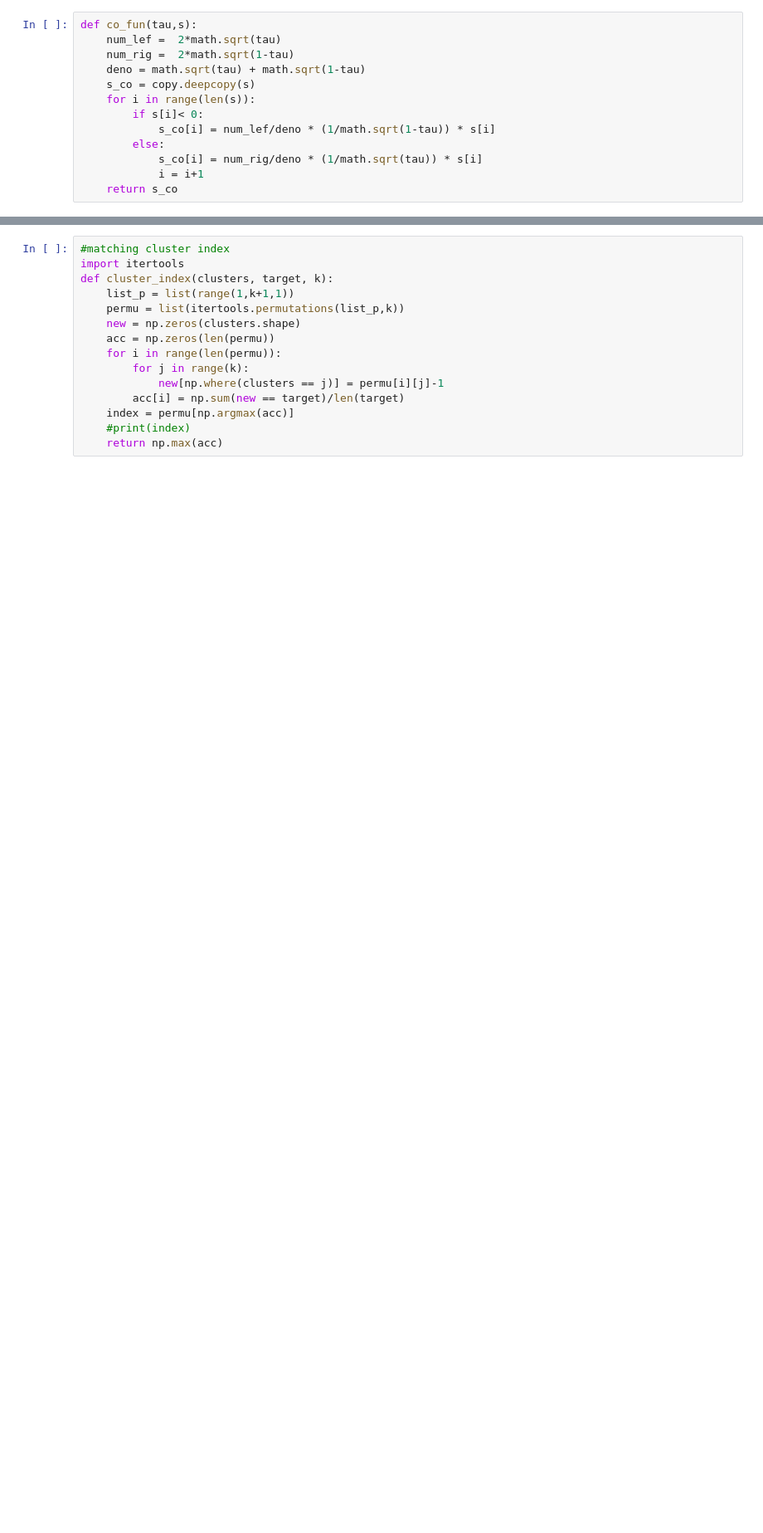
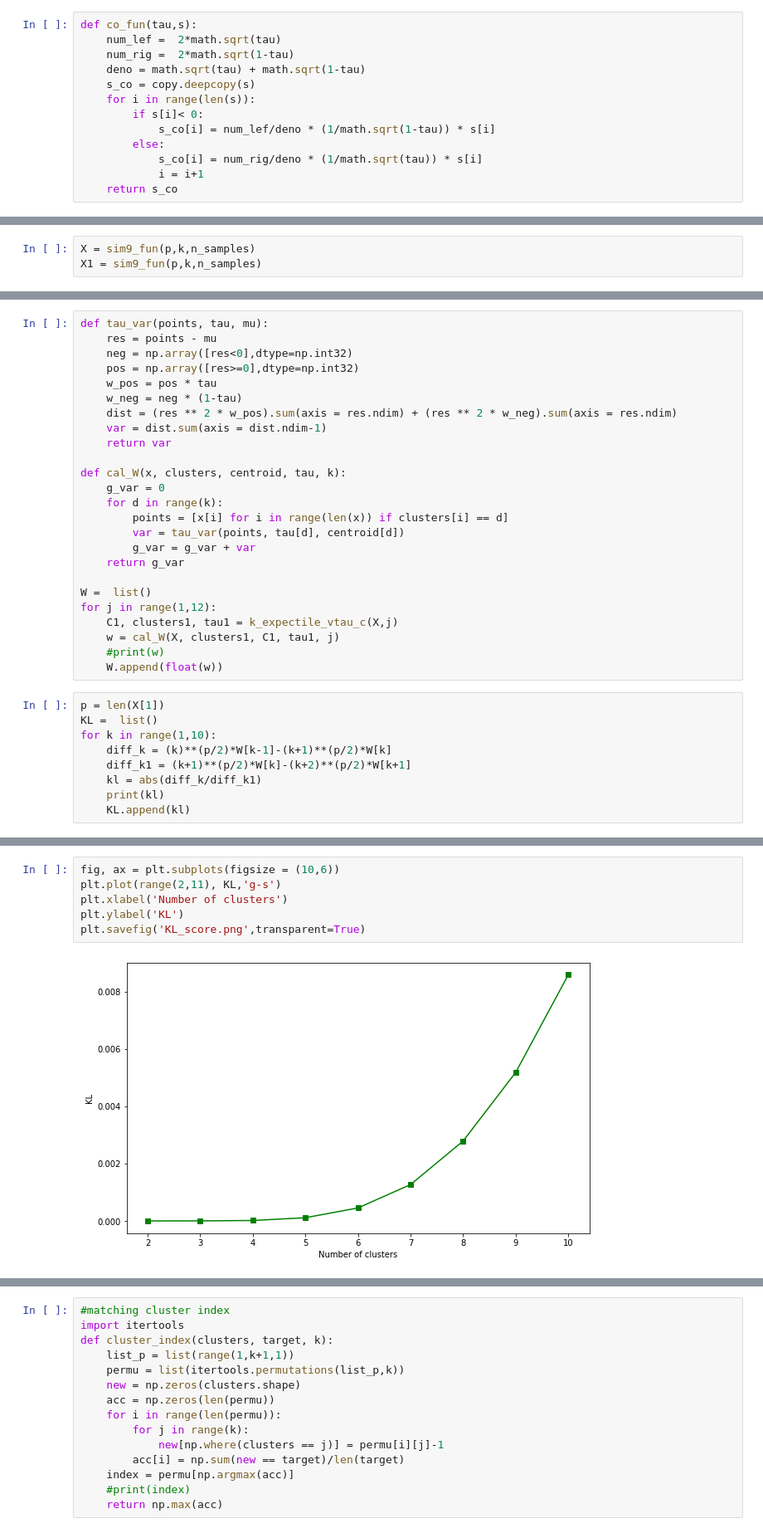
Before and after one commit to monsterBB/KEC, a Jupyter notebook: KEC_simulations/simulation.ipynb, the cells around one changed output, grey strips where cells are left out. Shown at 83% size. Drawn from its saved outputs; the diff is of its cells as text; blank space fills up the shorter version.

```diff
--- a/KEC_simulations/simulation.ipynb
+++ b/KEC_simulations/simulation.ipynb
@@ -387,0 +376,3 @@ def k_expectile_new(X, k):
+# %%
+X = sim9_fun(p,k,n_samples)
+X1 = sim9_fun(p,k,n_samples)
@@ -387,0 +391,34 @@ def k_expectile_new(X, k):
+# %%
+def tau_var(points, tau, mu):
+    res = points - mu
+    neg = np.array([res<0],dtype=np.int32)
+    pos = np.array([res>=0],dtype=np.int32)
+    w_pos = pos * tau
+    w_neg = neg * (1-tau)
+    dist = (res ** 2 * w_pos).sum(axis = res.ndim) + (res ** 2 * w_neg).sum(axis = res.ndim)
+    var = dist.sum(axis = dist.ndim-1)
+    return var
+
+def cal_W(x, clusters, centroid, tau, k):
+    g_var = 0
+    for d in range(k):
+        points = [x[i] for i in range(len(x)) if clusters[i] == d]
+        var = tau_var(points, tau[d], centroid[d])
+        g_var = g_var + var
+    return g_var
+
+W =  list()
+for j in range(1,12):
+    C1, clusters1, tau1 = k_expectile_vtau_c(X,j)
+    w = cal_W(X, clusters1, C1, tau1, j)
+    #print(w)
+    W.append(float(w))
+# %%
+p = len(X[1])
+KL =  list()
+for k in range(1,10):
+    diff_k = (k)**(p/2)*W[k-1]-(k+1)**(p/2)*W[k]
+    diff_k1 = (k+1)**(p/2)*W[k]-(k+2)**(p/2)*W[k+1]
+    kl = abs(diff_k/diff_k1)
+    print(kl)
+    KL.append(kl)
@@ -387,0 +452,8 @@ def k_expectile_new(X, k):
+# %%
+fig, ax = plt.subplots(figsize = (10,6))
+plt.plot(range(2,11), KL,'g-s')
+plt.xlabel('Number of clusters')
+plt.ylabel('KL')
+plt.savefig('KL_score.png',transparent=True)
+# %% [output]
+[figure, added]
```
Also changed, not shown: parts of 27 cells of this notebook, 13 other files.
